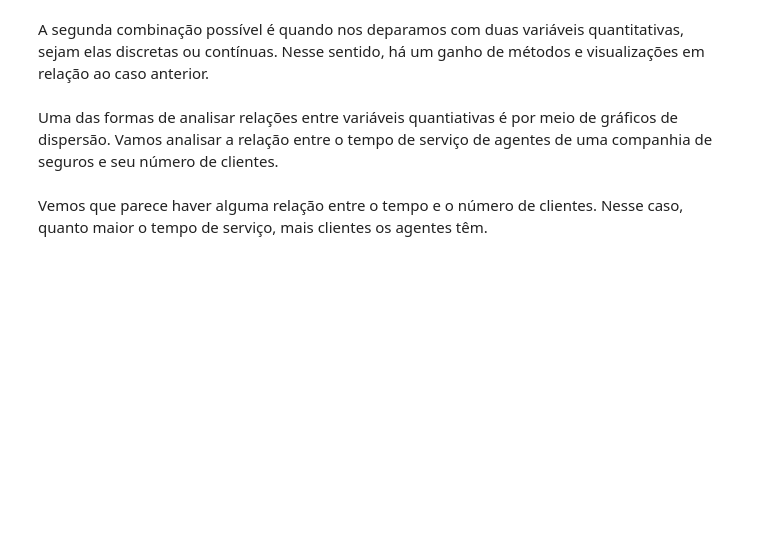
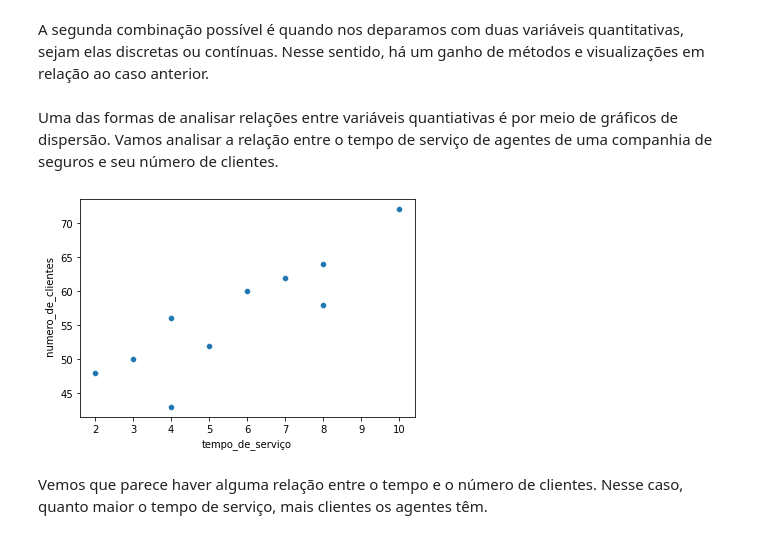
Before and after one commit to brondevitor/Python_Jorney, a Jupyter notebook: Statistics/Estatística Descritiva (Parte I).ipynb, the cells around one changed output. Drawn from its saved outputs; the diff is of its cells as text; code cells hidden in the pictures; blank space fills up the shorter version.

```diff
--- a/Statistics/Estatística Descritiva (Parte I).ipynb
+++ b/Statistics/Estatística Descritiva (Parte I).ipynb
@@ -424,3 +424,5 @@ Essas técnicas serão mais detalhadas depois de nos aprofundarmos em classifica
 A segunda combinação possível é quando nos deparamos com duas variáveis quantitativas, sejam elas discretas ou contínuas. Nesse sentido, há um ganho de métodos e visualizações em relação ao caso anterior.
 # %% [markdown]
 Uma das formas de analisar relações entre variáveis quantiativas é por meio de gráficos de dispersão. Vamos analisar a relação entre o tempo de serviço de agentes de uma companhia de seguros e seu número de clientes.
+# %%
+df_anos_servicos_clientes = pd.read_csv('correlacao1.csv')
@@ -427,3 +432,8 @@ Uma das formas de analisar relações entre variáveis quantiativas é por meio
+# %%
+sns.scatterplot(data=df_anos_servicos_clientes , x="tempo_de_serviço" , y = " numero_de_clientes")
+plt.show()
+# %% [output]
+[figure, added]
 # %% [markdown]
 Vemos que parece haver alguma relação entre o tempo e o número de clientes. Nesse caso, quanto maior o tempo de serviço, mais clientes os agentes têm.
 # %% [markdown]
```
Also changed, not shown: parts of 31 cells of this notebook.
